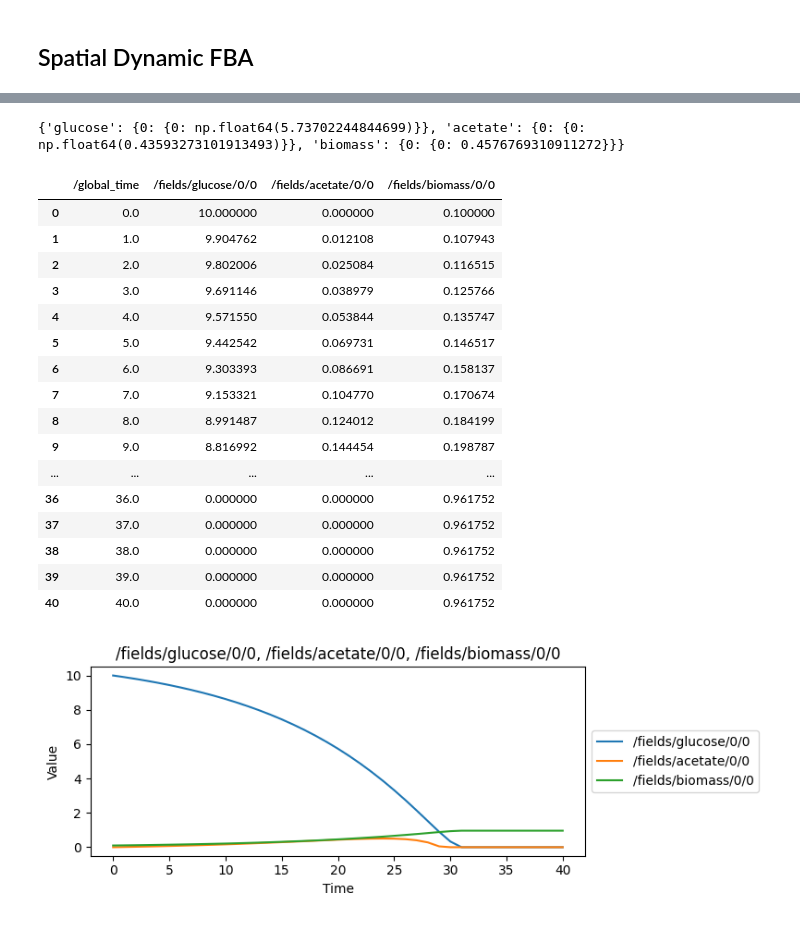
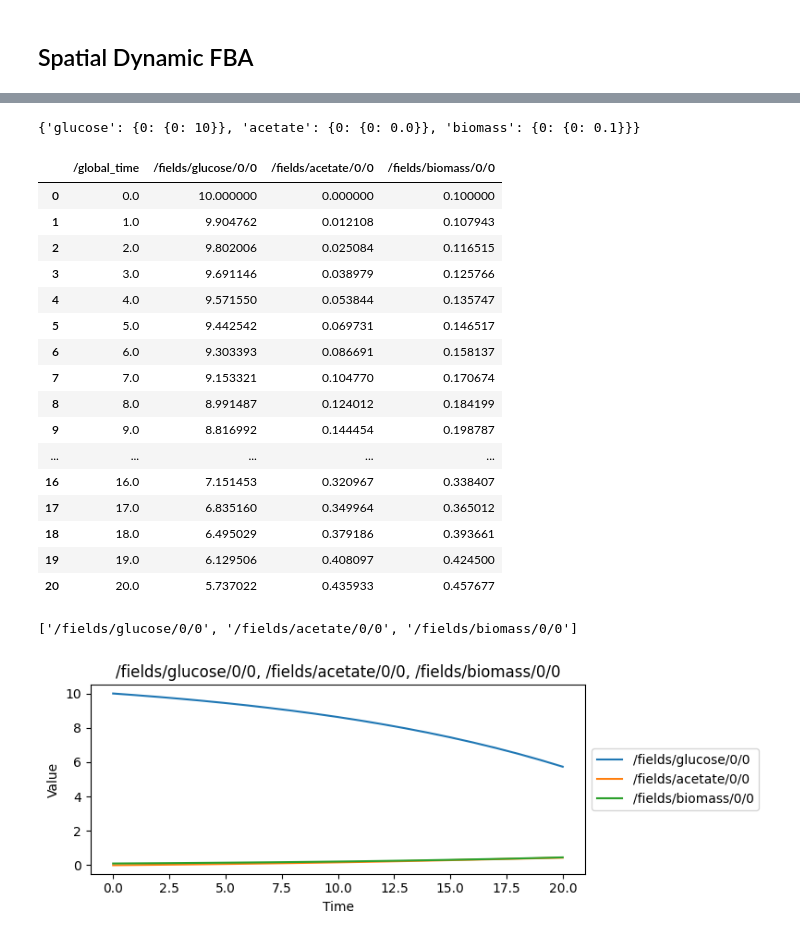
Before and after one commit to vivarium-collective/spatio-flux, a Jupyter notebook: demo/build_comets.ipynb, the cells around one changed output, grey strips where cells are left out. Saved outputs shown, nothing was run; the diff lists cells and outputs as text; code cells hidden in the pictures.

Commit message:
render path use in notebook

```diff
--- a/demo/build_comets.ipynb
+++ b/demo/build_comets.ipynb
@@ -135,13 +135,13 @@ columns = 1
 
 # make the vivarium
 v2 = Vivarium(processes=PROCESS_DICT, types=TYPES_DICT)
-for mol_id in mol_ids:
-    v2.add_object(
-        name=mol_id,
-        path=path,
-        type='array',
-        value=np.random.rand(rows, columns)
-    )
+# for mol_id in mol_ids:
+#     v2.add_object(
+#         name=mol_id,
+#         path=path,
+#         type='array',
+#         value=np.random.rand(rows, columns)
+#     )
 
 # add a dynamic FBA process at every location
 for i in range(rows):
@@ -183,12 +183,12 @@ Adding dFBA[0,0] to ['fields', 'mol_id', 0, 0]
 [drawing not drawn]
 # %%
 # change some initial values
-# v2.set_value(path = ['fields', 'glucose', 0, 0], value=10)
-# v2.set_value(path = ['fields', 'biomass', 0, 0], value=0.1)
+v2.set_value(path = ['fields', 'glucose', 0, 0], value=10)
+v2.set_value(path = ['fields', 'biomass', 0, 0], value=0.1)
 field = v2.get_value(['fields'])
 print(field)
 # %% [output]
-{'glucose': {0: {0: np.float64(5.73702244844699)}}, 'acetate': {0: {0: np.float64(0.43593273101913493)}}, 'biomass': {0: {0: 0.4576769310911272}}}
+{'glucose': {0: {0: 10}}, 'acetate': {0: {0: 0.0}}, 'biomass': {0: {0: 0.1}}}
 # %%
 v2.run(20)
 # %%
@@ -208,21 +208,32 @@ timeseries
 | 8 | 8.0 | 8.991487 | 0.124012 | 0.184199 |
 | 9 | 9.0 | 8.816992 | 0.144454 | 0.198787 |
 | ... | ... | ... | ... | ... |
-| 36 | 36.0 | 0.000000 | 0.000000 | 0.961752 |
-| 37 | 37.0 | 0.000000 | 0.000000 | 0.961752 |
-| 38 | 38.0 | 0.000000 | 0.000000 | 0.961752 |
-| 39 | 39.0 | 0.000000 | 0.000000 | 0.961752 |
-| 40 | 40.0 | 0.000000 | 0.000000 | 0.961752 |
+| 16 | 16.0 | 7.151453 | 0.320967 | 0.338407 |
+| 17 | 17.0 | 6.835160 | 0.349964 | 0.365012 |
+| 18 | 18.0 | 6.495029 | 0.379186 | 0.393661 |
+| 19 | 19.0 | 6.129506 | 0.408097 | 0.424500 |
+| 20 | 20.0 | 5.737022 | 0.435933 | 0.457677 |
+# %%
+all_paths = []
+for i in range(rows):
+    for j in range(columns):
+        for mol_id in mol_ids:
+            this_path = build_path(path, mol_id, i, j)
+            rendered_path = render_path(this_path)
+            all_paths.append(rendered_path)
+print(all_paths)
+# %% [output]
+['/fields/glucose/0/0', '/fields/acetate/0/0', '/fields/biomass/0/0']
 # %%
 v2.plot_timeseries(
     subplot_size=(8, 3),
-    combined_vars=[
-        [
-            '/fields/glucose/0/0',
-            '/fields/acetate/0/0',
-            '/fields/biomass/0/0'
-        ]
+    combined_vars=[all_paths
+        # [
+        #     '/fields/glucose/0/0',
+        #     '/fields/acetate/0/0',
+        #     '/fields/biomass/0/0'
+        # ]
     ]
 )
 # %% [output]
-[figure, old version]
+[figure, new version]
```
Also changed, not shown: parts of 3 cells of this notebook, 1 other file.
